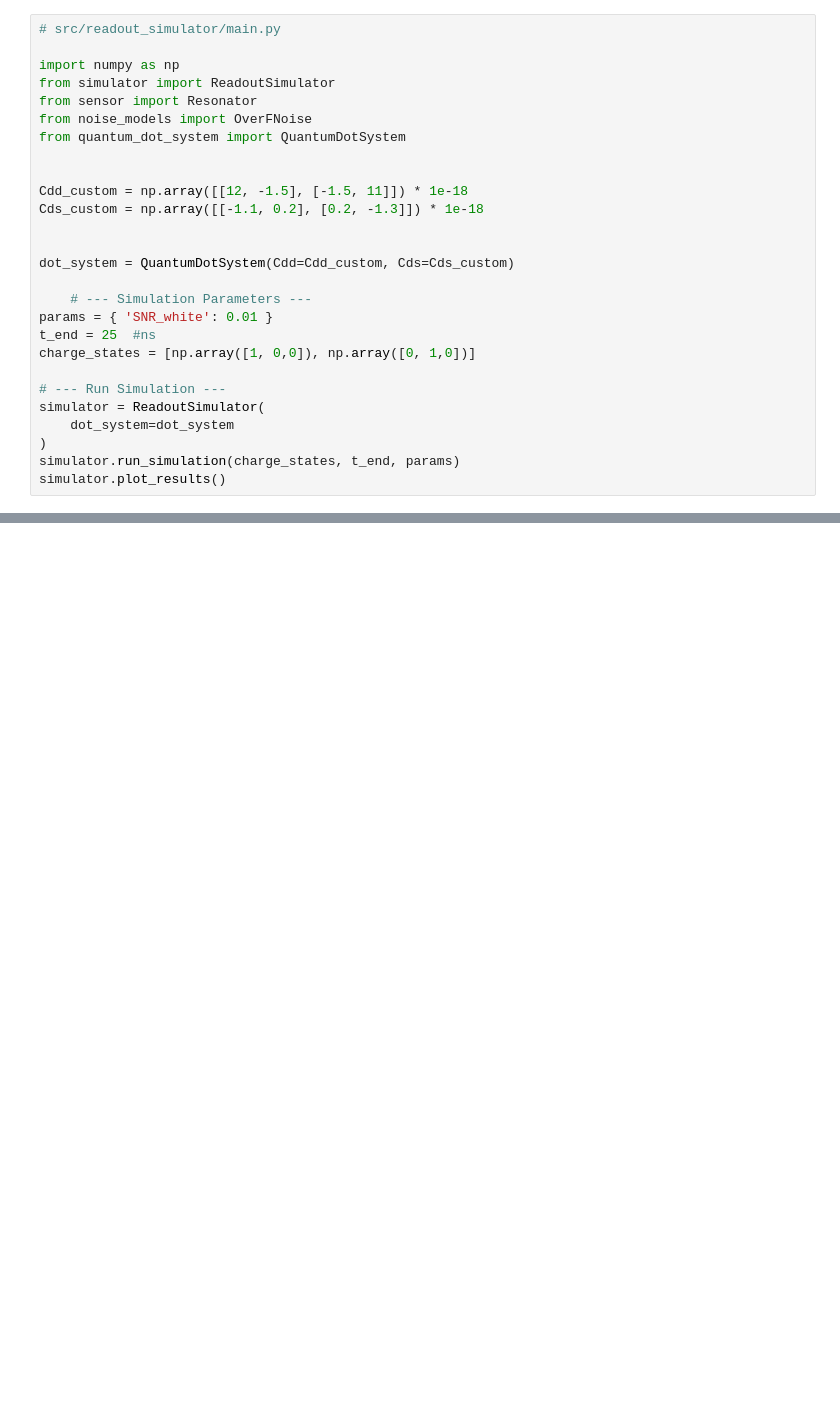
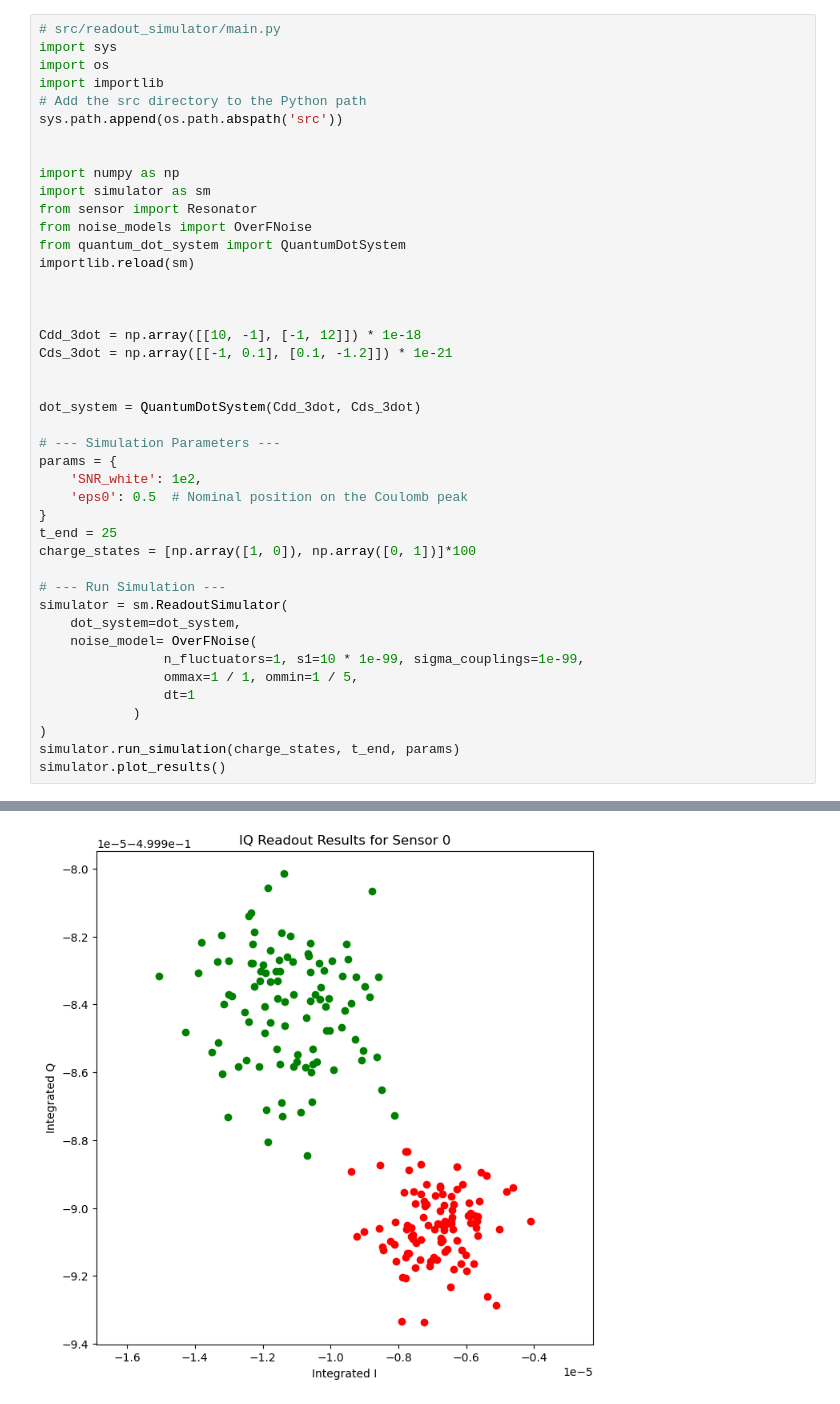
Before and after one commit to j-a-krzywda/ReadSpyn, a Jupyter notebook: src/readout_simulator/main.ipynb, the cells around one changed output, grey strips where cells are left out. Cells and saved outputs as stored; diff of their text form; blank space fills up the shorter version.

Commit message:
working-simulator

```diff
--- a/src/readout_simulator/main.ipynb
+++ b/src/readout_simulator/main.ipynb
@@ -1,27 +1,43 @@
 # %%
 # src/readout_simulator/main.py
+import sys
+import os
+import importlib
+# Add the src directory to the Python path
+sys.path.append(os.path.abspath('src'))
+
 
 import numpy as np
-from simulator import ReadoutSimulator
+import simulator as sm
 from sensor import Resonator
 from noise_models import OverFNoise
 from quantum_dot_system import QuantumDotSystem
+importlib.reload(sm)
 
 
-Cdd_custom = np.array([[12, -1.5], [-1.5, 11]]) * 1e-18
-Cds_custom = np.array([[-1.1, 0.2], [0.2, -1.3]]) * 1e-18
+
+Cdd_3dot = np.array([[10, -1], [-1, 12]]) * 1e-18
+Cds_3dot = np.array([[-1, 0.1], [0.1, -1.2]]) * 1e-21
 
 
-dot_system = QuantumDotSystem(Cdd=Cdd_custom, Cds=Cds_custom)
+dot_system = QuantumDotSystem(Cdd_3dot, Cds_3dot)
 
-    # --- Simulation Parameters ---
-params = { 'SNR_white': 0.01 }
-t_end = 25  #ns
-charge_states = [np.array([1, 0,0]), np.array([0, 1,0])]
+# --- Simulation Parameters ---
+params = {
+    'SNR_white': 1e2,
+    'eps0': 0.5  # Nominal position on the Coulomb peak
+}
+t_end = 25
+charge_states = [np.array([1, 0]), np.array([0, 1])]*100
 
 # --- Run Simulation ---
-simulator = ReadoutSimulator(
-    dot_system=dot_system
+simulator = sm.ReadoutSimulator(
+    dot_system=dot_system,
+    noise_model= OverFNoise(
+                n_fluctuators=1, s1=10 * 1e-99, sigma_couplings=1e-99,
+                ommax=1 / 1, ommin=1 / 5,
+                dt=1
+            )
 )
 simulator.run_simulation(charge_states, t_end, params)
 simulator.plot_results()
@@ -29,0 +45 @@ ImportError: attempted relative import with no known parent package
+[figure, added]
```
Also changed, not shown: parts of 4 cells of this notebook, 4 other files.
